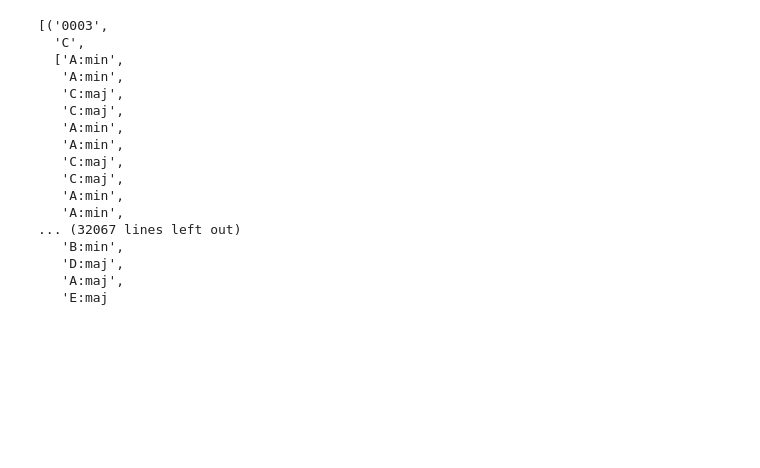
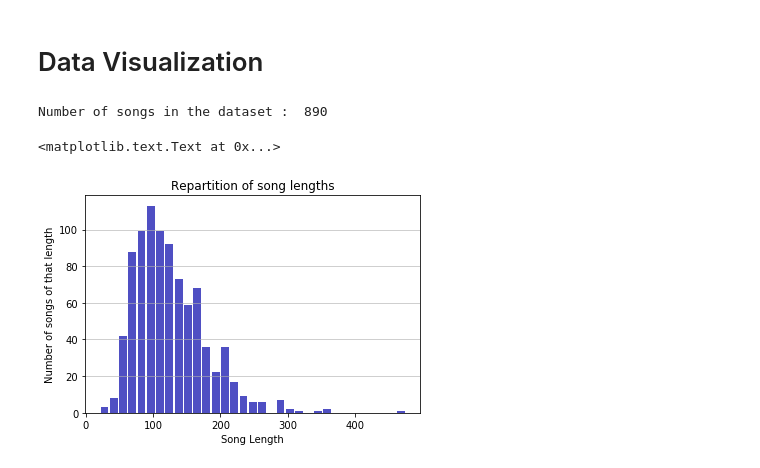
Before and after one commit to lucieperrotta/Digital-Musicology, a Jupyter notebook: preprocessing/dataset preprocessing.ipynb, the cells around one changed output. Saved outputs shown, nothing was run; the diff lists cells and outputs as text; code cells hidden in the pictures; blank space fills up the shorter version.

Commit message:
Visualization 1st version

```diff
--- a/preprocessing/dataset preprocessing.ipynb
+++ b/preprocessing/dataset preprocessing.ipynb
@@ -40,23 +24,24 @@ for file in files:
     tonic = re.findall("tonic: .", data)[0].replace("tonic: ", "")
 
     all_data.append((index, tonic, chord_list))
-# %%
-all_data
-# %% [output]
-[('0003',
-  'C',
-  ['A:min',
-   'A:min',
-   'C:maj',
-   'C:maj',
-   'A:min',
-   'A:min',
-   'C:maj',
-   'C:maj',
-   'A:min',
-   'A:min',
-... (32067 lines left out)
-   'B:min',
-   'D:maj',
-   'A:maj',
-   'E:maj
+# %% [markdown]
+# Data Visualization
+# %%
+print('Number of songs in the dataset : ', len(all_data))
+# %% [output]
+Number of songs in the dataset :  890
+# %%
+# This is the number of chords per chord progression
+song_len = [len(all_data[i][2]) for i in range(len(all_data))]
+# %%
+plt.figure()
+plt.rcParams["figure.figsize"] = (15,7)
+
+n, bins, patches = plt.hist(x=song_len, bins='auto', color='#0504aa',alpha=0.7, rwidth=0.85)
+plt.grid(axis='y', alpha=0.75)
+plt.xlabel('Song Length')
+plt.ylabel('Number of songs of that length')
+plt.title('Repartition of song lengths')
+# %% [output]
+<matplotlib.text.Text at 0x...>
+[figure, added]
```
Also changed, not shown: parts of 10 cells of this notebook.
